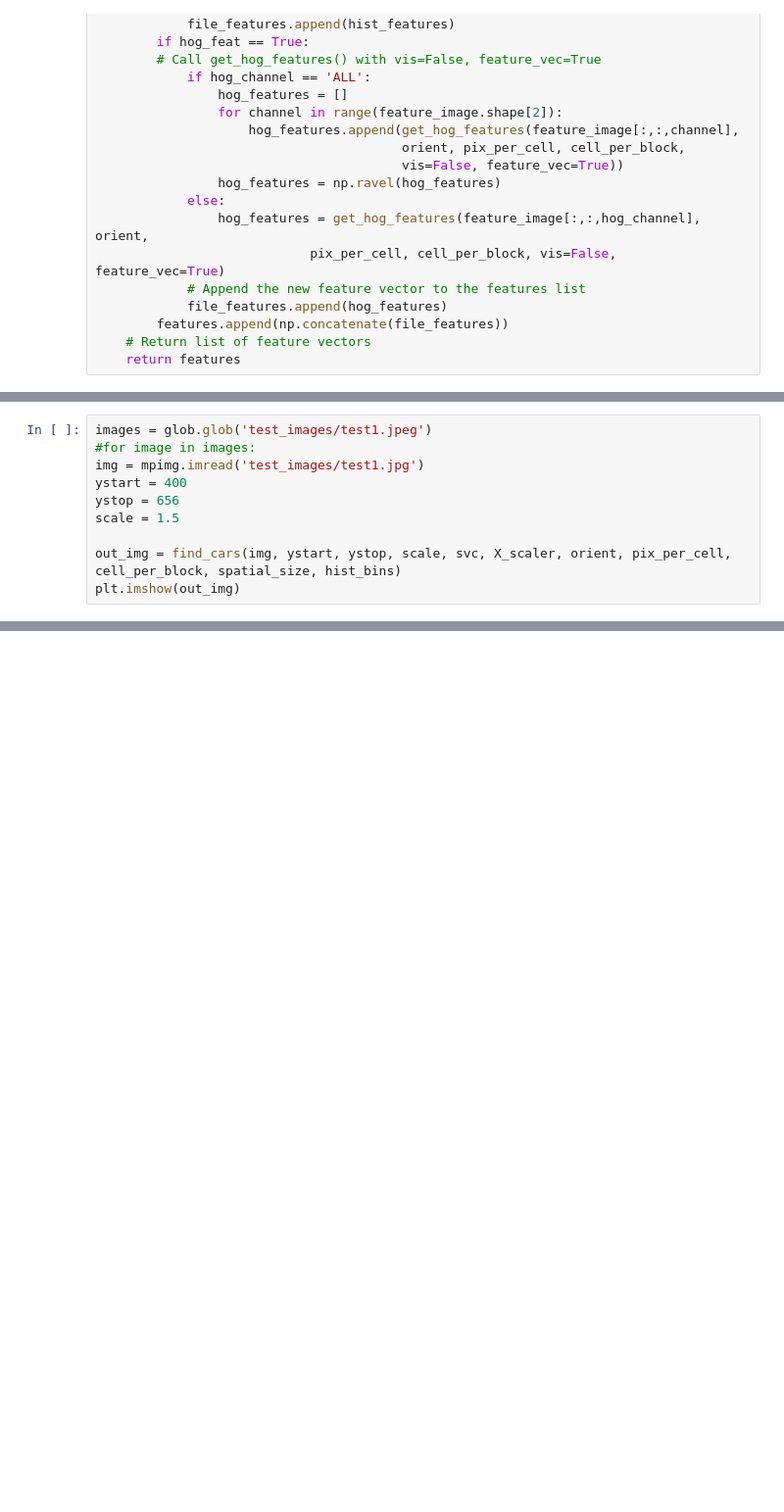
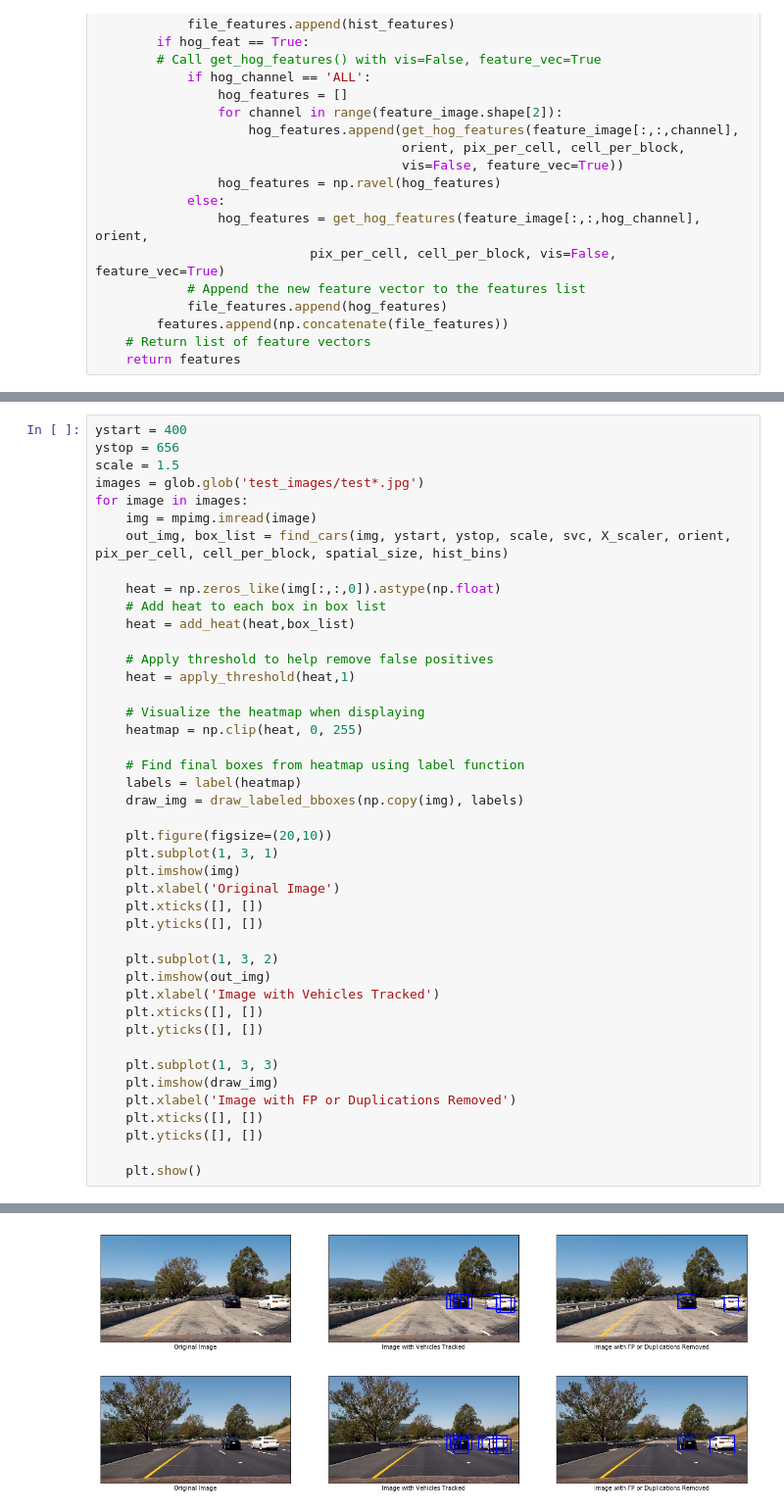
Before and after one commit to LeiLinPARC/CarND_VD_P5, a Jupyter notebook: model.ipynb, the cells around one changed output, grey strips where cells are left out. Shown at 98% size. Cells and saved outputs as stored; diff of their text form; blank space fills up the shorter version.

Commit message:
delete the duplication and FPs

```diff
--- a/model.ipynb
+++ b/model.ipynb
@@ -291,10 +284,0 @@ def draw_boxes(img, bboxes, color=(0, 0, 255), thick=6):
-# %%
-images = glob.glob('test_images/test1.jpeg')
-#for image in images:
-img = mpimg.imread('test_images/test1.jpg')
-ystart = 400
-ystop = 656
-scale = 1.5
-
-out_img = find_cars(img, ystart, ystop, scale, svc, X_scaler, orient, pix_per_cell, cell_per_block, spatial_size, hist_bins)
-plt.imshow(out_img)
@@ -459,0 +316,44 @@ for i, filename in enumerate(filenames):
+# %%
+ystart = 400
+ystop = 656
+scale = 1.5
+images = glob.glob('test_images/test*.jpg')
+for image in images:
+    img = mpimg.imread(image)
+    out_img, box_list = find_cars(img, ystart, ystop, scale, svc, X_scaler, orient, pix_per_cell, cell_per_block, spatial_size, hist_bins)
+
+    heat = np.zeros_like(img[:,:,0]).astype(np.float)
+    # Add heat to each box in box list
+    heat = add_heat(heat,box_list)
+
+    # Apply threshold to help remove false positives
+    heat = apply_threshold(heat,1)
+
+    # Visualize the heatmap when displaying
+    heatmap = np.clip(heat, 0, 255)
+
+    # Find final boxes from heatmap using label function
+    labels = label(heatmap)
+    draw_img = draw_labeled_bboxes(np.copy(img), labels)
+
+    plt.figure(figsize=(20,10))
+    plt.subplot(1, 3, 1)
+    plt.imshow(img)
+    plt.xlabel('Original Image')
+    plt.xticks([], [])
+    plt.yticks([], [])
+
+    plt.subplot(1, 3, 2)
+    plt.imshow(out_img)
+    plt.xlabel('Image with Vehicles Tracked')
+    plt.xticks([], [])
+    plt.yticks([], [])
+
+    plt.subplot(1, 3, 3)
+    plt.imshow(draw_img)
+    plt.xlabel('Image with FP or Duplications Removed')
+    plt.xticks([], [])
+    plt.yticks([], [])
+
+    plt.show()
+# %% [output]
@@ -459,0 +362,2 @@ for i, filename in enumerate(filenames):
+[figure, added]
+[figure, added]
```
Also changed, not shown: parts of 14 cells of this notebook.
